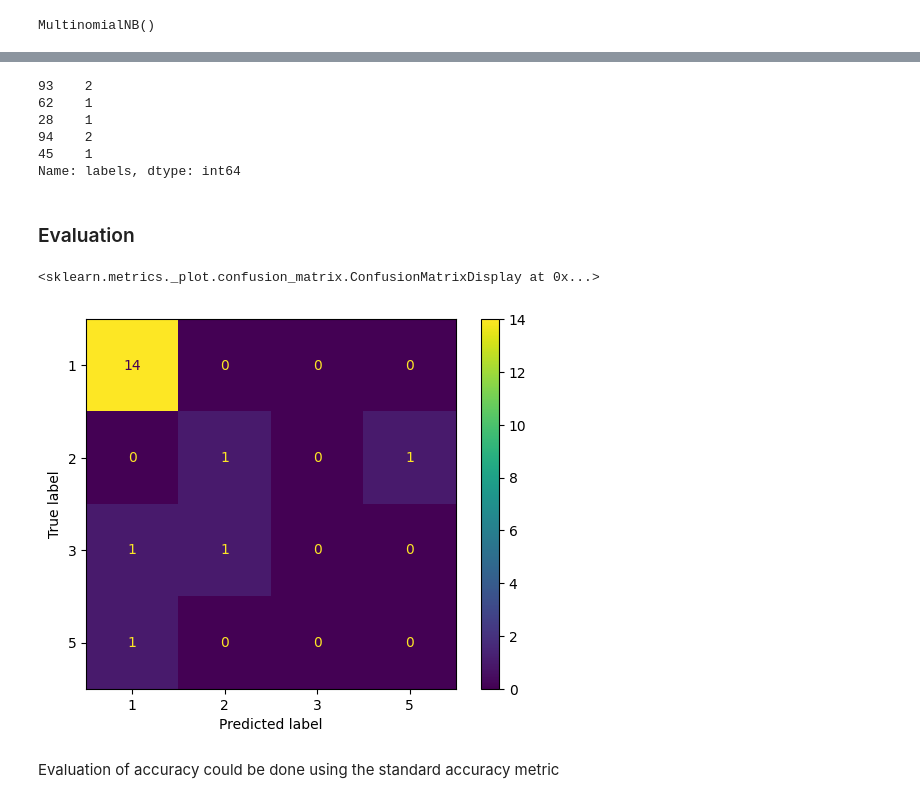
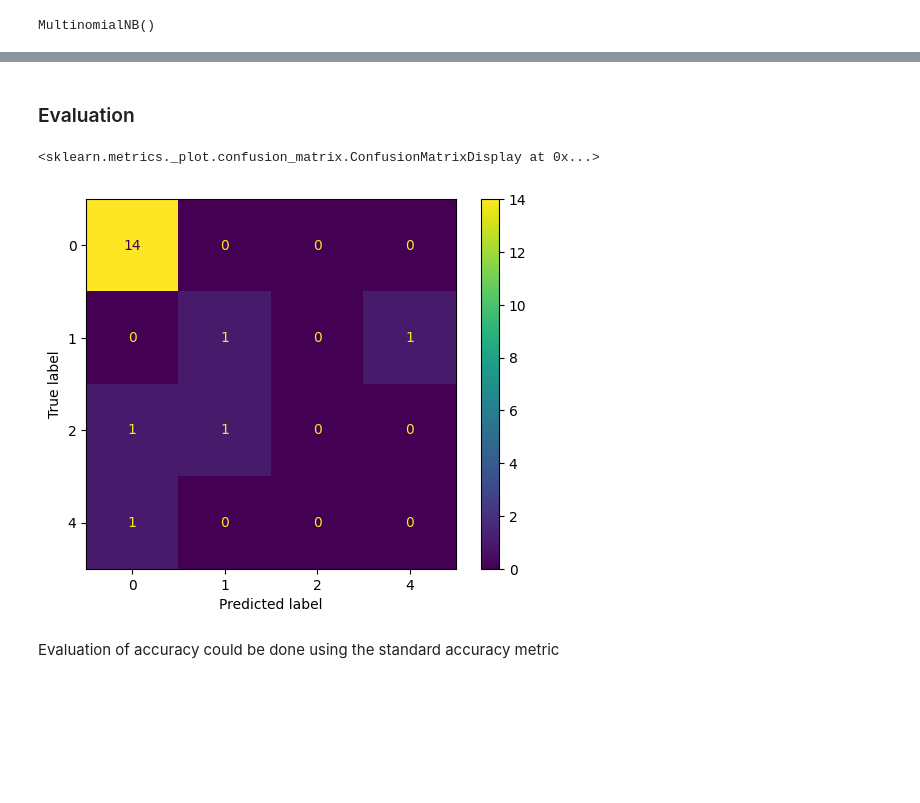
Before and after one commit to sumeetkd/sharedbooks, a Jupyter notebook: Classifications.ipynb, the cells around one changed output, grey strips where cells are left out. Saved outputs shown, nothing was run; the diff lists cells and outputs as text; code cells hidden in the pictures; blank space fills up the shorter version.

```diff
--- a/Classifications.ipynb
+++ b/Classifications.ipynb
@@ -217,2 +260,0 @@ train_set['boq_details'].fillna('[]',inplace=True)
-# %%
-test_set['boq_details'].fillna('[]',inplace=True)
@@ -329,9 +367,9 @@ def embedding_feats(list_of_lists):
             feats.append(zero_vector)
     return feats
 # %%
-train_features_we = embedding_feats(combined_features)
+train_features_we = embedding_feats(train_set['features'].values)
 # %%
-test_features_we = embedding_feats(combined_features_test)
+test_features_we = embedding_feats(test_set['features'].values)
 # %% [markdown]
 ## Model: Naive Bayes
 # %%
@@ -347,7 +385,7 @@ MinMaxScaler()
 # %%
 train_features_we_nb = scaler.transform(train_features_we)
 # %%
-nb_we.fit(train_features_we_nb,train_set['labels'])
+nb_we.fit(train_features_we_nb,train_set['label'])
 # %% [output]
 MultinomialNB()
 # %%
@@ -357,19 +393,12 @@ array([2, 1, 2, 2, 1])
 # %%
-train_set['labels'][0:5]
+train_set['label'][0:5]
-# %% [output]
-93    2
-62    1
-28    1
-94    2
-45    1
-Name: labels, dtype: int64
 # %% [markdown]
 ### Evaluation
 # %%
-ConfusionMatrixDisplay.from_predictions(test_set['labels'],nb_we.predict(scaler.transform(test_features_we)))
+ConfusionMatrixDisplay.from_predictions(test_set['label'],nb_we.predict(scaler.transform(test_features_we)))
 # %% [output]
 <sklearn.metrics._plot.confusion_matrix.ConfusionMatrixDisplay at 0x...>
-[figure, old version]
+[figure, new version]
 # %% [markdown]
 Evaluation of accuracy could be done using the standard accuracy metric
 # %%
```
Also changed, not shown: parts of 82 cells of this notebook.
